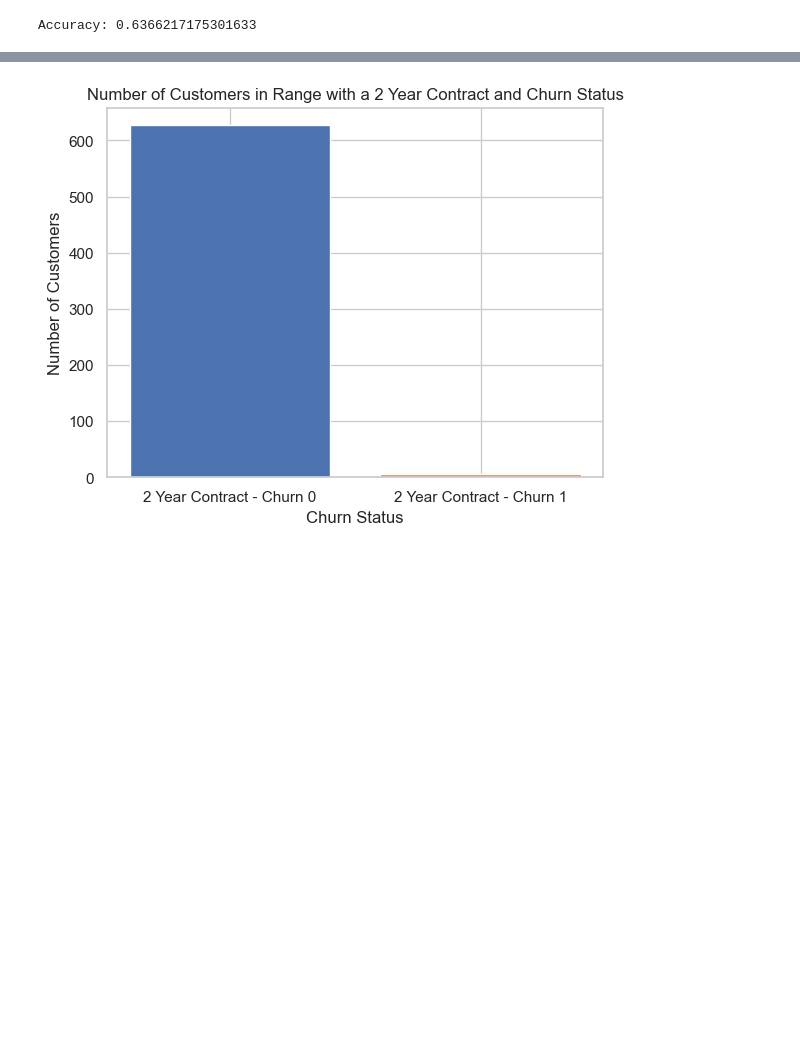
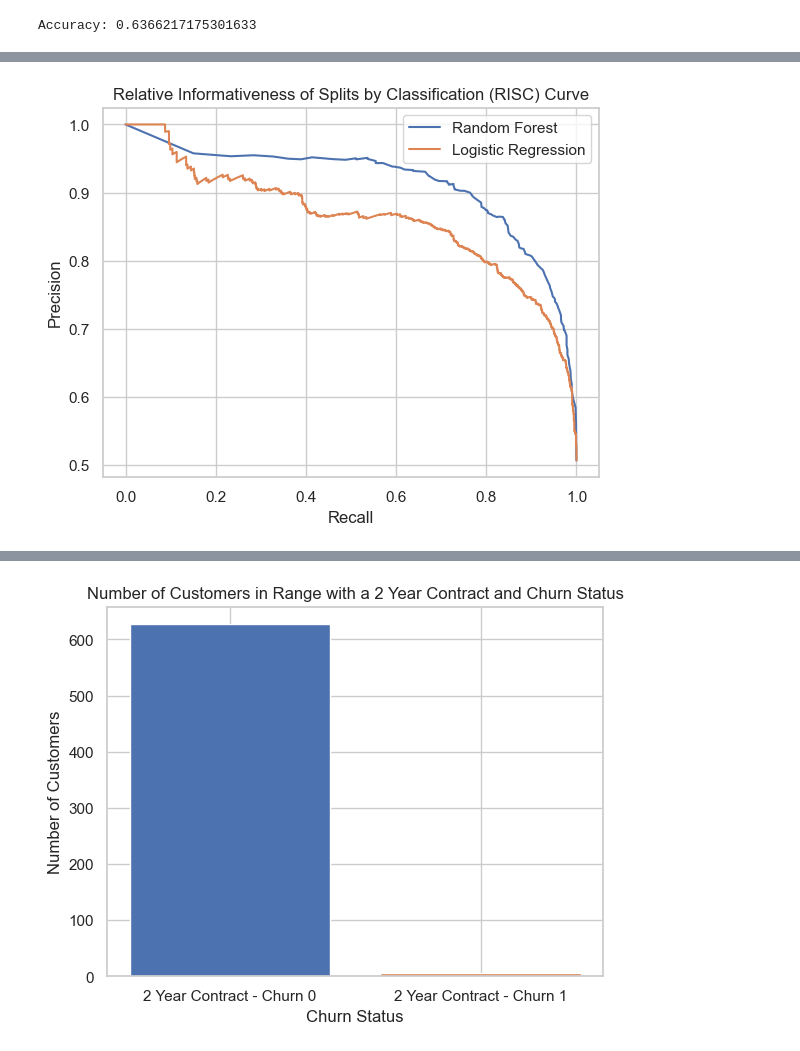
Before and after one commit to rickashb/BigDataAnalytics, a Jupyter notebook: bigdproject.ipynb, the cells around one changed output, grey strips where cells are left out. Drawn from its saved outputs; the diff is of its cells as text; code cells hidden in the pictures; blank space fills up the shorter version.

```diff
--- a/bigdproject.ipynb
+++ b/bigdproject.ipynb
@@ -1057,0 +1106,34 @@ Conclusion:
+# %%
+# Separate the features (X) from the target variable (y)
+X = df_upsampled.drop('Churn (No-0, Yes-1)', axis=1)
+y = df_upsampled['Churn (No-0, Yes-1)']
+
+# Split the data into training and testing sets
+X_train, X_test, y_train, y_test = train_test_split(X, y, test_size=0.2, random_state=42)
+
+# Create a random forest classifier with 100 trees
+rf = RandomForestClassifier(n_estimators=100, random_state=42)
+
+# Fit the random forest model to the data
+rf.fit(X_train, y_train)
+
+# Create a logistic regression model with L1 regularization
+logreg = LogisticRegression(penalty='l1', solver='liblinear', random_state=42)
+
+# Fit the logistic regression model to the data
+logreg.fit(X_train, y_train)
+
+# Compute the precision-recall curve and AUC for each model
+rf_precision, rf_recall, _ = precision_recall_curve(y_test, rf.predict_proba(X_test)[:, 1])
+logreg_precision, logreg_recall, _ = precision_recall_curve(y_test, logreg.predict_proba(X_test)[:, 1])
+
+# Plot the RISC curves for both models
+plt.plot(rf_recall, rf_precision, label='Random Forest')
+plt.plot(logreg_recall, logreg_precision, label='Logistic Regression')
+plt.title('Relative Informativeness of Splits by Classification (RISC) Curve')
+plt.xlabel('Recall')
+plt.ylabel('Precision')
+plt.legend()
+plt.show()
+# %% [output]
+[figure, added]
```
Also changed, not shown: parts of 22 cells of this notebook.
